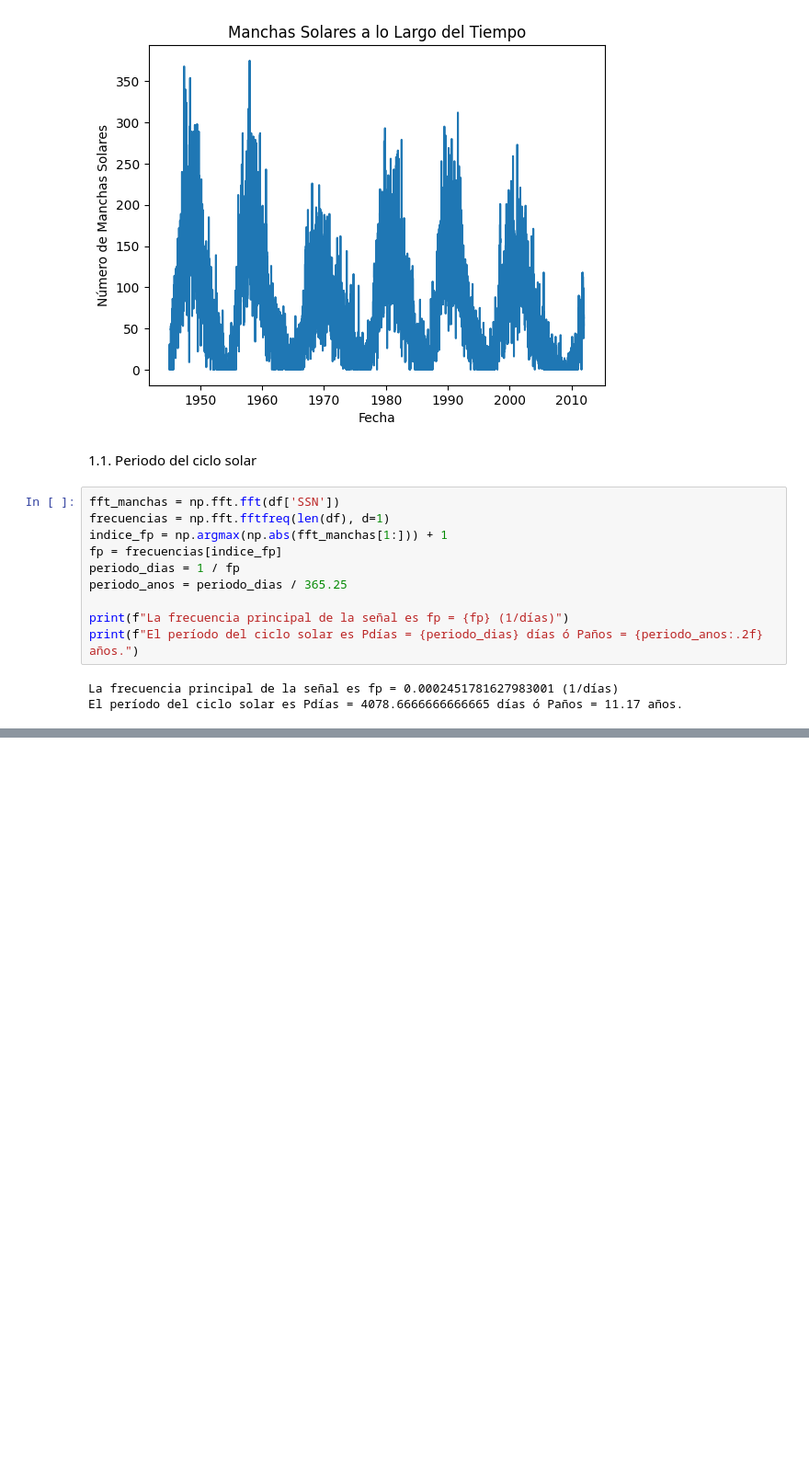
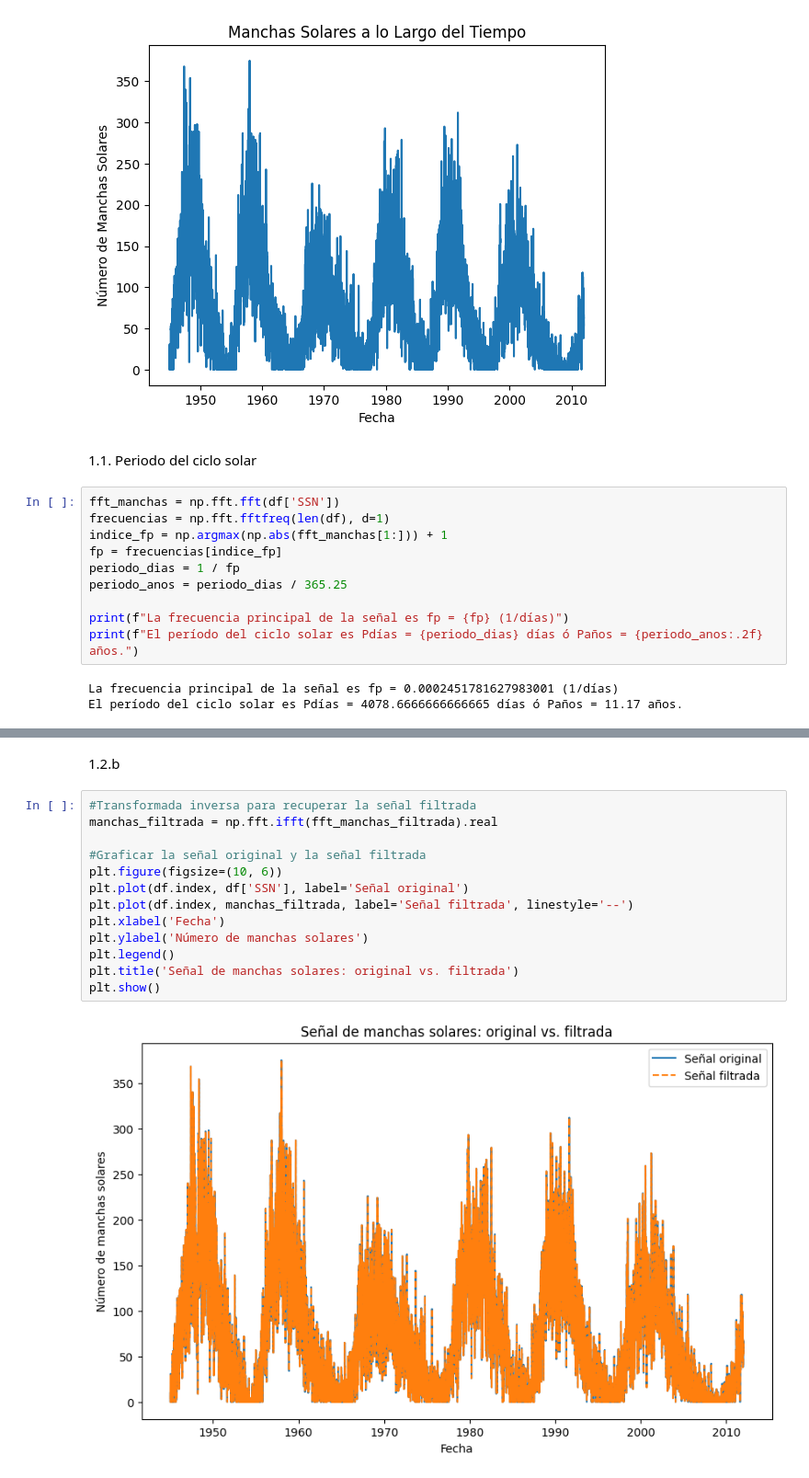
Before and after one commit to sarchilagomez1/MetodosComputacionales2-Fuentes-Archila, a Jupyter notebook: Taller2_fuentesarchila.ipynb, the cells around one changed output, grey strips where cells are left out. Shown at 92% size. Saved outputs shown, nothing was run; the diff lists cells and outputs as text; blank space fills up the shorter version.

```diff
--- a/Taller2_fuentesarchila.ipynb
+++ b/Taller2_fuentesarchila.ipynb
@@ -37,0 +66,17 @@ El período del ciclo solar es Pdías = 4078.6666666666665 días ó Paños = 11.
+# %% [markdown]
+1.2.b
+# %%
+#Transformada inversa para recuperar la señal filtrada
+manchas_filtrada = np.fft.ifft(fft_manchas_filtrada).real
+
+#Graficar la señal original y la señal filtrada
+plt.figure(figsize=(10, 6))
+plt.plot(df.index, df['SSN'], label='Señal original')
+plt.plot(df.index, manchas_filtrada, label='Señal filtrada', linestyle='--')
+plt.xlabel('Fecha')
+plt.ylabel('Número de manchas solares')
+plt.legend()
+plt.title('Señal de manchas solares: original vs. filtrada')
+plt.show()
+# %% [output]
+[figure, added]
```
Also changed, not shown: parts of 13 cells of this notebook.
